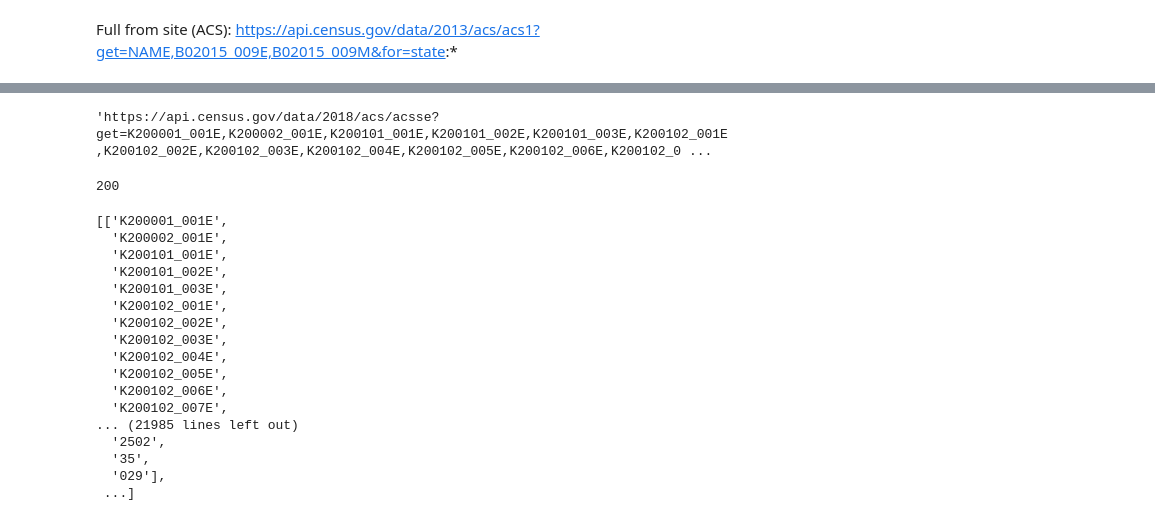
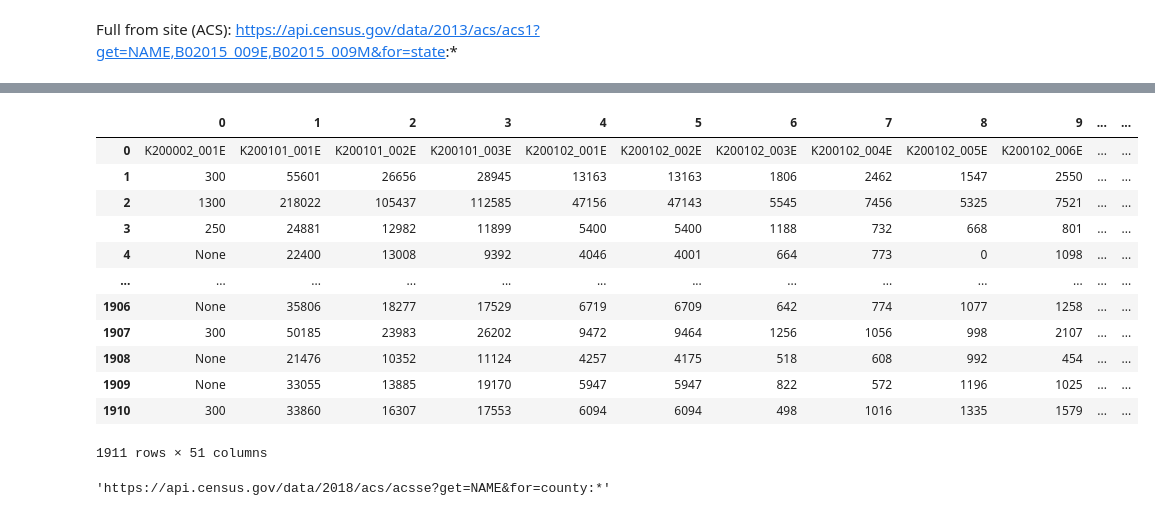
Before and after one commit to Agelf123/covid_predictions, a Jupyter notebook: code/jordan/Census API Puller.ipynb, the cells around one changed output, grey strips where cells are left out. Cells and saved outputs as stored; diff of their text form; code cells hidden in the pictures.

```diff
--- a/code/jordan/Census API Puller.ipynb
+++ b/code/jordan/Census API Puller.ipynb
@@ -34,31 +114,22 @@ geo = "&for=county:*"
+# %%
+census_data[0].loc[0].drop(0, inplace = True)
+census_data[0]
+# %% [output]
+|  | 0 | 1 | 2 | 3 | 4 | 5 | 6 | 7 | 8 | 9 | ... | ... |
+| 0 | K200002_001E | K200101_001E | K200101_002E | K200101_003E | K200102_001E | K200102_002E | K200102_003E | K200102_004E | K200102_005E | K200102_006E | ... | ... |
+| 1 | 300 | 55601 | 26656 | 28945 | 13163 | 13163 | 1806 | 2462 | 1547 | 2550 | ... | ... |
+| 2 | 1300 | 218022 | 105437 | 112585 | 47156 | 47143 | 5545 | 7456 | 5325 | 7521 | ... | ... |
+| 3 | 250 | 24881 | 12982 | 11899 | 5400 | 5400 | 1188 | 732 | 668 | 801 | ... | ... |
+| 4 | None | 22400 | 13008 | 9392 | 4046 | 4001 | 664 | 773 | 0 | 1098 | ... | ... |
+| ... | ... | ... | ... | ... | ... | ... | ... | ... | ... | ... | ... | ... |
+| 1906 | None | 35806 | 18277 | 17529 | 6719 | 6709 | 642 | 774 | 1077 | 1258 | ... | ... |
+| 1907 | 300 | 50185 | 23983 | 26202 | 9472 | 9464 | 1256 | 1056 | 998 | 2107 | ... | ... |
+| 1908 | None | 21476 | 10352 | 11124 | 4257 | 4175 | 518 | 608 | 992 | 454 | ... | ... |
+| 1909 | None | 33055 | 13885 | 19170 | 5947 | 5947 | 822 | 572 | 1196 | 1025 | ... | ... |
+| 1910 | 300 | 33860 | 16307 | 17553 | 6094 | 6094 | 498 | 1016 | 1335 | 1579 | ... | ... |
+1911 rows × 51 columns
 # %%
-url = base_url+feat+geo
+url = base_url+'NAME'+geo
 url
 # %% [output]
-'https://api.census.gov/data/2018/acs/acsse?get=K200001_001E,K200002_001E,K200101_001E,K200101_002E,K200101_003E,K200102_001E,K200102_002E,K200102_003E,K200102_004E,K200102_005E,K200102_006E,K200102_0 ...
+'https://api.census.gov/data/2018/acs/acsse?get=NAME&for=county:*'
-# %%
-res = requests.get(url)
-res.status_code
-# %% [output]
-200
-# %%
-json_data = res.json()
-json_data
-# %% [output]
-[['K200001_001E',
-  'K200002_001E',
-  'K200101_001E',
-  'K200101_002E',
-  'K200101_003E',
-  'K200102_001E',
-  'K200102_002E',
-  'K200102_003E',
-  'K200102_004E',
-  'K200102_005E',
-  'K200102_006E',
-  'K200102_007E',
-... (21985 lines left out)
-  '2502',
-  '35',
-  '029'],
- ...]
```
Also changed, not shown: parts of 20 cells of this notebook.
